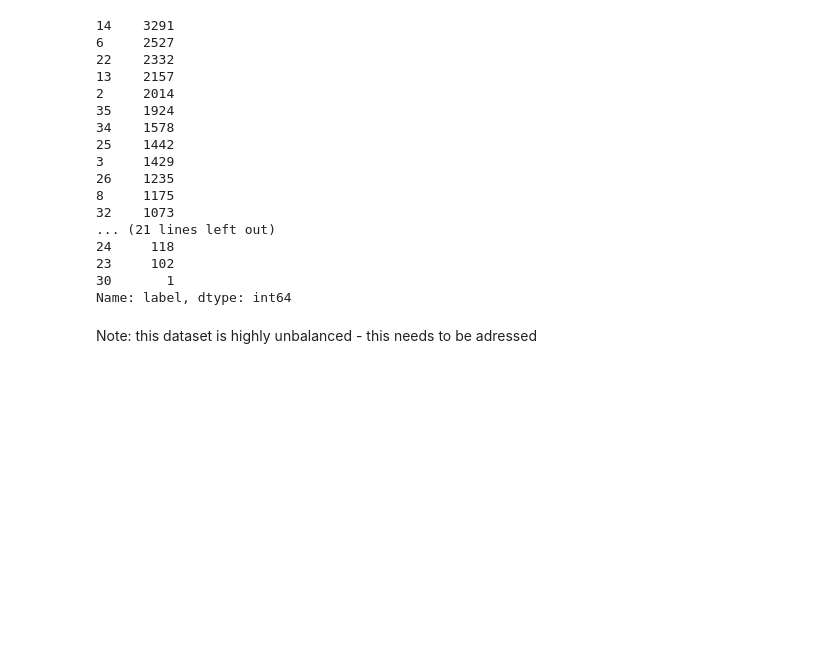
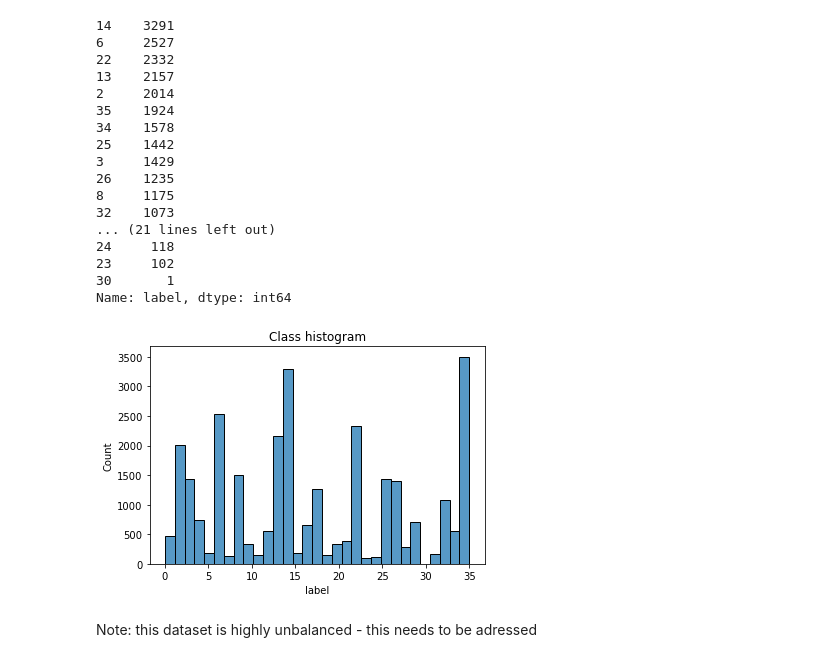
Before and after one commit to AgataSkibinska/image-classification, a Jupyter notebook: notebooks/0-exploratory-data-analysis.ipynb, the cells around one changed output. Saved outputs shown, nothing was run; the diff lists cells and outputs as text; code cells hidden in the pictures; blank space fills up the shorter version.

```diff
--- a/notebooks/0-exploratory-data-analysis.ipynb
+++ b/notebooks/0-exploratory-data-analysis.ipynb
@@ -43,3 +45,9 @@ fig.show()
+# %%
+fig = sns.histplot(df_label, x='label')
+fig.set_title('Class histogram')
+fig.figure.savefig('images/class_histogram.png')
+# %% [output]
+[figure, added]
 # %% [markdown]
 Note: this dataset is highly unbalanced - this needs to be adressed
 # %% [markdown]
```
Also changed, not shown: parts of 5 cells of this notebook, 3 other files.
